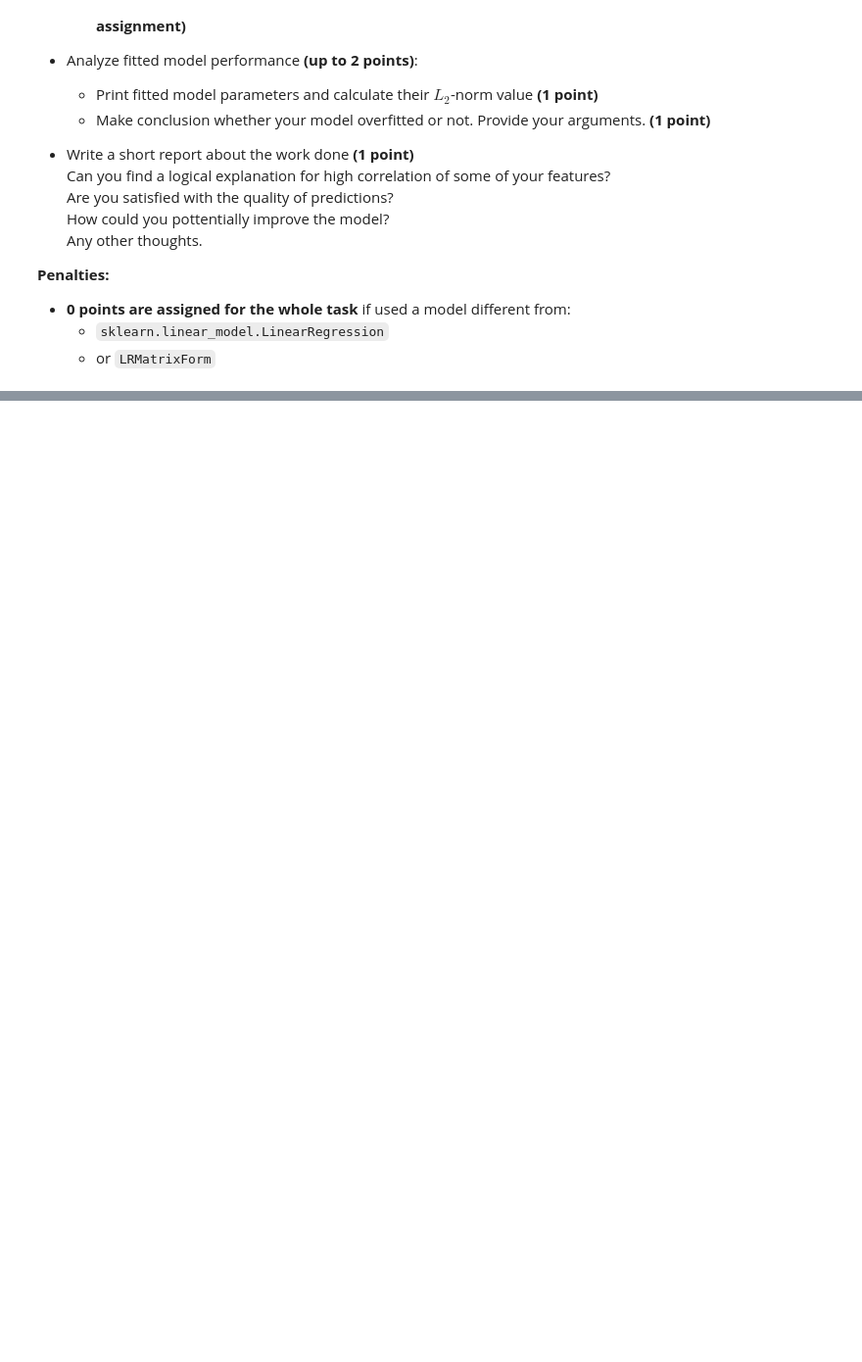
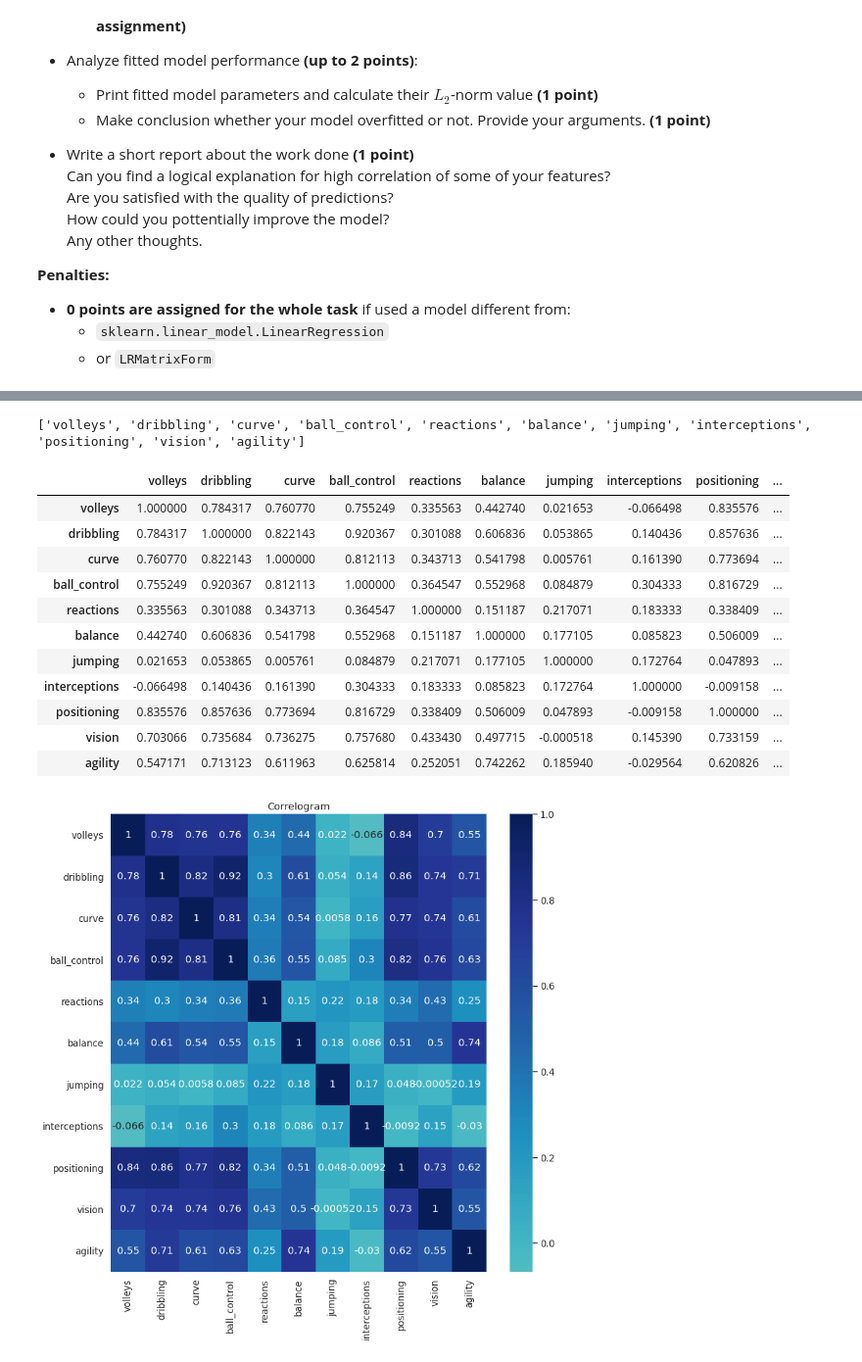
Before and after one commit to galamuz/ml-intro-2, a Jupyter notebook: 3_linear_regression/linear_regression.ipynb, the cells around one changed output, grey strips where cells are left out. Shown at 98% size. Saved outputs shown, nothing was run; the diff lists cells and outputs as text; code cells hidden in the pictures; blank space fills up the shorter version.

```diff
--- a/3_linear_regression/linear_regression.ipynb
+++ b/3_linear_regression/linear_regression.ipynb
@@ -1584,0 +1667,36 @@ Steps you need to follow:
+# %%
+#Choose >= 10 features from training set as initial set of features Explain your choice. (1 point)
+# agility - факторы влияющие на  ловкость не связаны с силой скоростью и выносливостью, поэтому
+# "удар с лета","дриблинг", "кривая", "контроль мяча", "реакции", "баланс", "прыжки", "перехваты", "позиционирование", "видение"
+
+target = 'agility'
+features =['volleys','dribbling', 'curve','ball_control','reactions', 'balance','jumping',  'interceptions', 'positioning', 'vision']
+
+x_train, y_train, x_test, y_test = get_train_test_data(features, target)
+# %%
+cols_ten = features + [target]
+print(cols_ten)
+# %% [output]
+['volleys', 'dribbling', 'curve', 'ball_control', 'reactions', 'balance', 'jumping', 'interceptions', 'positioning', 'vision', 'agility']
+# %%
+# Visualize correlation matrix for selected features (1 point)
+correlation_matrix = df[cols_ten].corr()
+display(correlation_matrix)
+plt.figure(figsize=(11,11), dpi= 80)
+sns.heatmap(df[cols_ten].corr(),cmap="YlGnBu", xticklabels=df[cols_ten].corr().columns, yticklabels=df[cols_ten].corr().columns,  center=0, annot=True)
+plt.title('Correlogram')
+plt.show()
+# %% [output]
+|  | volleys | dribbling | curve | ball_control | reactions | balance | jumping | interceptions | positioning | ... |
+| volleys | 1.000000 | 0.784317 | 0.760770 | 0.755249 | 0.335563 | 0.442740 | 0.021653 | -0.066498 | 0.835576 | ... |
+| dribbling | 0.784317 | 1.000000 | 0.822143 | 0.920367 | 0.301088 | 0.606836 | 0.053865 | 0.140436 | 0.857636 | ... |
+| curve | 0.760770 | 0.822143 | 1.000000 | 0.812113 | 0.343713 | 0.541798 | 0.005761 | 0.161390 | 0.773694 | ... |
+| ball_control | 0.755249 | 0.920367 | 0.812113 | 1.000000 | 0.364547 | 0.552968 | 0.084879 | 0.304333 | 0.816729 | ... |
+| reactions | 0.335563 | 0.301088 | 0.343713 | 0.364547 | 1.000000 | 0.151187 | 0.217071 | 0.183333 | 0.338409 | ... |
+| balance | 0.442740 | 0.606836 | 0.541798 | 0.552968 | 0.151187 | 1.000000 | 0.177105 | 0.085823 | 0.506009 | ... |
+| jumping | 0.021653 | 0.053865 | 0.005761 | 0.084879 | 0.217071 | 0.177105 | 1.000000 | 0.172764 | 0.047893 | ... |
+| interceptions | -0.066498 | 0.140436 | 0.161390 | 0.304333 | 0.183333 | 0.085823 | 0.172764 | 1.000000 | -0.009158 | ... |
+| positioning | 0.835576 | 0.857636 | 0.773694 | 0.816729 | 0.338409 | 0.506009 | 0.047893 | -0.009158 | 1.000000 | ... |
+| vision | 0.703066 | 0.735684 | 0.736275 | 0.757680 | 0.433430 | 0.497715 | -0.000518 | 0.145390 | 0.733159 | ... |
+| agility | 0.547171 | 0.713123 | 0.611963 | 0.625814 | 0.252051 | 0.742262 | 0.185940 | -0.029564 | 0.620826 | ... |
+[figure, added]
```
Also changed, not shown: parts of 50 cells of this notebook.
